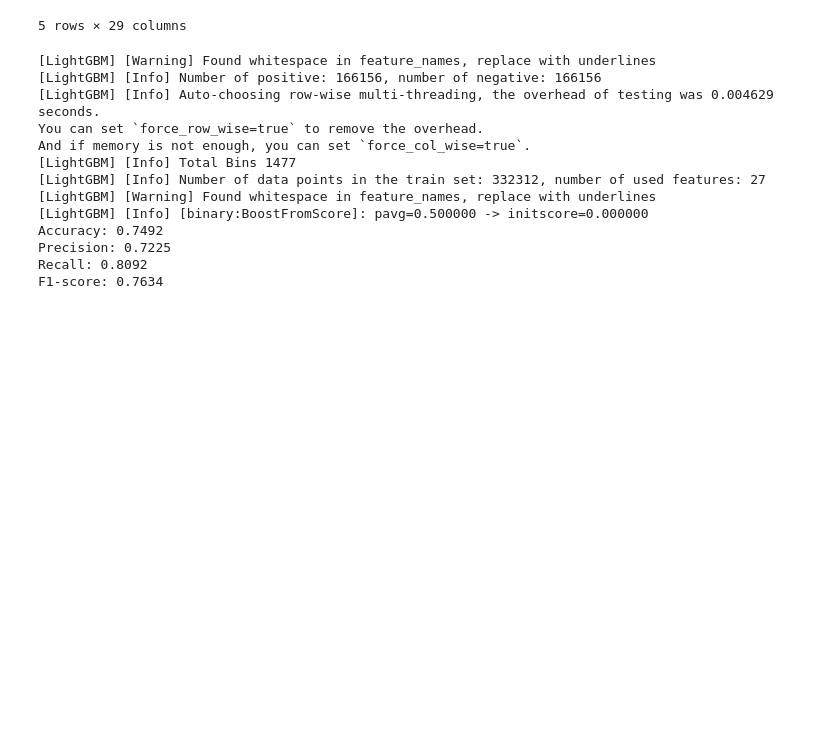
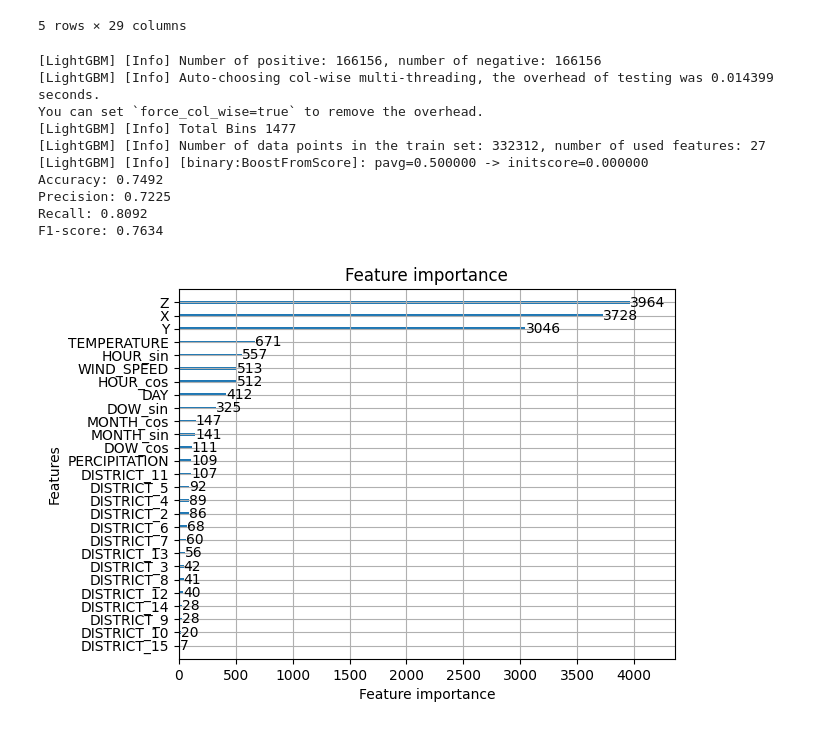
Before and after one commit to MilenaM06/LA-Crime-Analysis, a Jupyter notebook: notebooks/8_3_crime_prediction.ipynb, the cells around one changed output. Cells and saved outputs as stored; diff of their text form; code cells hidden in the pictures; blank space fills up the shorter version.

```diff
--- a/notebooks/8_3_crime_prediction.ipynb
+++ b/notebooks/8_3_crime_prediction.ipynb
@@ -211,14 +215,16 @@ dataset.head()
 | 3 | -1.301253 | 0.0 | -0.600969 | 0 | 2010 | 9 | 0.597331 | 0.034533 | 0.334196 | ... |
 | 4 | 1.195485 | 0.0 | -0.475801 | 1 | 2010 | 28 | -0.037500 | -0.173231 | -0.219045 | ... |
 5 rows × 29 columns
+# %%
+dataset.columns = dataset.columns.str.replace(' ', '_')
 # %%
 import lightgbm as lgb
 from sklearn.model_selection import train_test_split
 from sklearn.metrics import accuracy_score, precision_score, recall_score, f1_score, confusion_matrix
 
 # --- Split your data ---
-X = dataset.drop(columns=['CRIME HAPPENED'])
-y = dataset['CRIME HAPPENED']
+X = dataset.drop(columns=['CRIME_HAPPENED'])
+y = dataset['CRIME_HAPPENED']
 
 X = X.apply(pd.to_numeric, errors='coerce').fillna(0)
 
@@ -236,17 +242,16 @@ val_data = lgb.Dataset(X_val, label=y_val, reference=train_data)
 
 # --- Parameters ---
 params = {
-    'objective': 'binary',
-    'boosting_type': 'gbdt',
-    'learning_rate': 0.05,
-    'num_leaves': 31,
-    'max_depth': -1,
-    'feature_fraction': 0.8,
-    'bagging_fraction': 0.8,
-    'bagging_freq': 5,
-    'seed': 42,
-    'is_unbalance': True,
-    'metric': 'binary_logloss'
+    'objective': 'binary',  #  binarna klasifikacija
+    'boosting_type': 'gbdt', # Gradient Boosted Decision Trees
+    'learning_rate': 0.05, # Koliko model polako uči manji-sporije uči, ali obično precizniji, veći-bržeali može da promaši, tipično:0.01–0.1
+    'num_leaves': 31, # Koliko kompleksno drvo može da bude (više-hvata kompleksnije obrasce, ali overfittuje), (manje - jednostavniji model)
+    'max_depth': -1, # maks dubina stabla, - 1 je da nema limita
+    'feature_fraction': 0.8, # Model koristi 80% feature-a po stablu, efekat: manje overfittinga, više generalizacije
+    'bagging_fraction': 0.8, # Koristi 80% podataka po iteraciji
+    'bagging_freq': 5, # Radi bagging svakih 5 iteracija
+    'seed': 42, # da dobijaš iste rezultate svaki put
+    'metric': 'binary_logloss'  #To je način na koji model meri koliko greši tokom treninga. Ne gleda samo da li je pogodio 0 ili 1, nego koliko je bio siguran u tu odluku
 }
 
 # --- Train model ---
@@ -273,16 +278,19 @@ print(f"Precision: {precision:.4f}")
 print(f"Recall: {recall:.4f}")
 print(f"F1-score: {f1:.4f}")
 # %% [output]
-[LightGBM] [Warning] Found whitespace in feature_names, replace with underlines
 [LightGBM] [Info] Number of positive: 166156, number of negative: 166156
-[LightGBM] [Info] Auto-choosing row-wise multi-threading, the overhead of testing was 0.004629 seconds.
-You can set `force_row_wise=true` to remove the overhead.
-And if memory is not enough, you can set `force_col_wise=true`.
+[LightGBM] [Info] Auto-choosing col-wise multi-threading, the overhead of testing was 0.014399 seconds.
+You can set `force_col_wise=true` to remove the overhead.
 [LightGBM] [Info] Total Bins 1477
 [LightGBM] [Info] Number of data points in the train set: 332312, number of used features: 27
-[LightGBM] [Warning] Found whitespace in feature_names, replace with underlines
 [LightGBM] [Info] [binary:BoostFromScore]: pavg=0.500000 -> initscore=0.000000
 Accuracy: 0.7492
 Precision: 0.7225
 Recall: 0.8092
 F1-score: 0.7634
+# %%
+import matplotlib.pyplot as plt
+lgb.plot_importance(model)
+plt.show()
+# %% [output]
+[figure, added]
```
Also changed, not shown: parts of 11 cells of this notebook, 4 other files.
